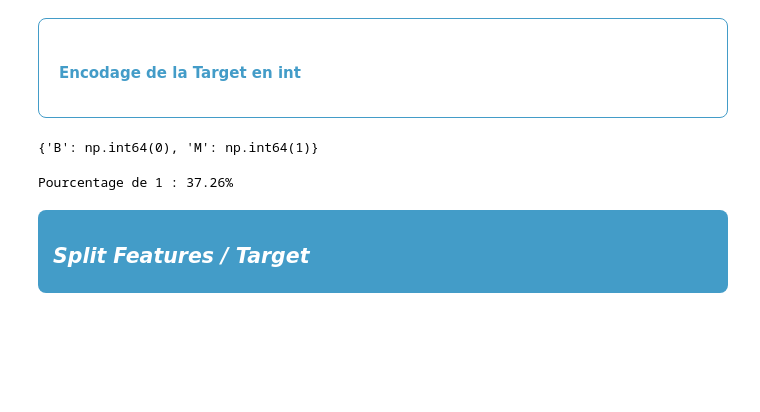
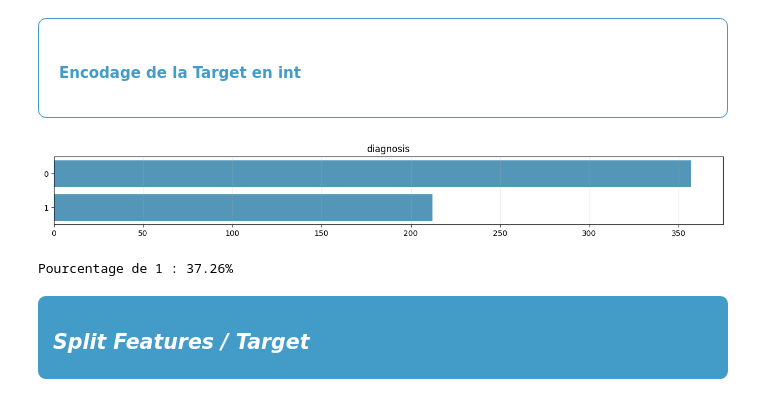
Before and after one commit to bruno-coulet/building-perceptron, a Jupyter notebook: eda.ipynb, the cells around one changed output. Cells and saved outputs as stored; diff of their text form; code cells hidden in the pictures; blank space fills up the shorter version.

```diff
--- a/eda.ipynb
+++ b/eda.ipynb
@@ -269,15 +268,15 @@ df['diagnosis'] = le.fit_transform(df['diagnosis'])
-# %%
-# Afficher les classes dans l'ordre (index 0, index 1)
-print(dict(zip(le.classes_, le.transform(le.classes_))))
-# Sortie : {'B': 0, 'M': 1}
-# %% [output]
-{'B': np.int64(0), 'M': np.int64(1)}
-# %%
-# Pourcentage de "1" sur l'ensemble des observations
-pourcentage_1 = (df[TARGET].eq(1).mean()) * 100
-print(f"Pourcentage de 1 : {pourcentage_1:.2f}%")
-# %% [output]
-Pourcentage de 1 : 37.26%
+# %%
+le = LabelEncoder()
+df['diagnosis'] = le.fit_transform(df['diagnosis'])
+
+plot_qualitative(df[TARGET].astype("category"), n_cols=2, figsize=(25, 2))
+
+# Pourcentage de "1" sur l'ensemble des observations
+pourcentage_1 = (df[TARGET].eq(1).mean()) * 100
+print(f"Pourcentage de 1 : {pourcentage_1:.2f}%")
+# %% [output]
+[figure, added]
+Pourcentage de 1 : 37.26%
 # %% [markdown]
 <div style="background-color: #439cc8; color: white; font-size: 16px; font-style: italic; padding: 10px 15px; margin-bottom: 15px; border-radius: 8px;">
 <h3>Split Features / Target</h3>
```
Also changed, not shown: parts of 27 cells of this notebook, 2 other files.
